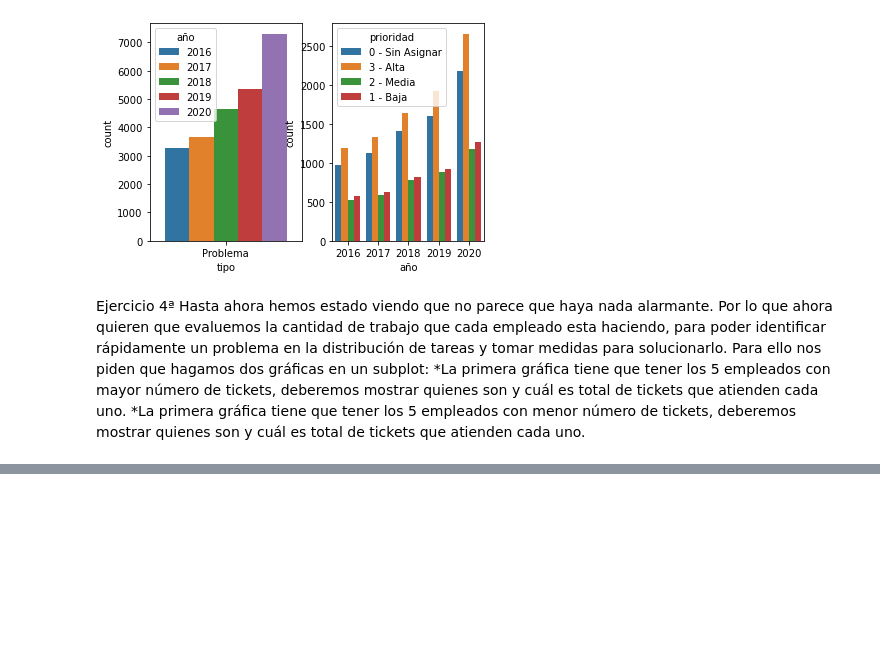
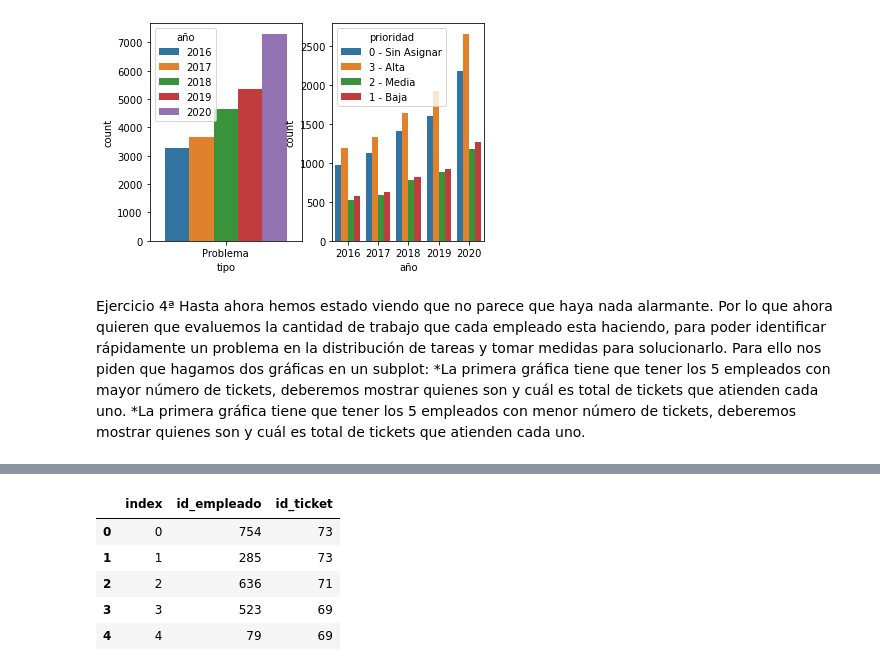
Before and after one commit to PalomaDA/DA-promod-modulo2-sprint1-Jacqueline-Paloma, a Jupyter notebook: Visualizacion/visualización-3.ipynb, the cells around one changed output, grey strips where cells are left out. Drawn from its saved outputs; the diff is of its cells as text; code cells hidden in the pictures; blank space fills up the shorter version.

```diff
--- a/Visualizacion/visualización-3.ipynb
+++ b/Visualizacion/visualización-3.ipynb
@@ -81,0 +91,10 @@ df.head(5)
+# %%
+m_empleados2=m_empleados.head(5).reset_index()
+m_empleados2
+# %% [output]
+|  | index | id_empleado | id_ticket |
+| 0 | 0 | 754 | 73 |
+| 1 | 1 | 285 | 73 |
+| 2 | 2 | 636 | 71 |
+| 3 | 3 | 523 | 69 |
+| 4 | 4 | 79 | 69 |
```
Also changed, not shown: parts of 6 cells of this notebook.
